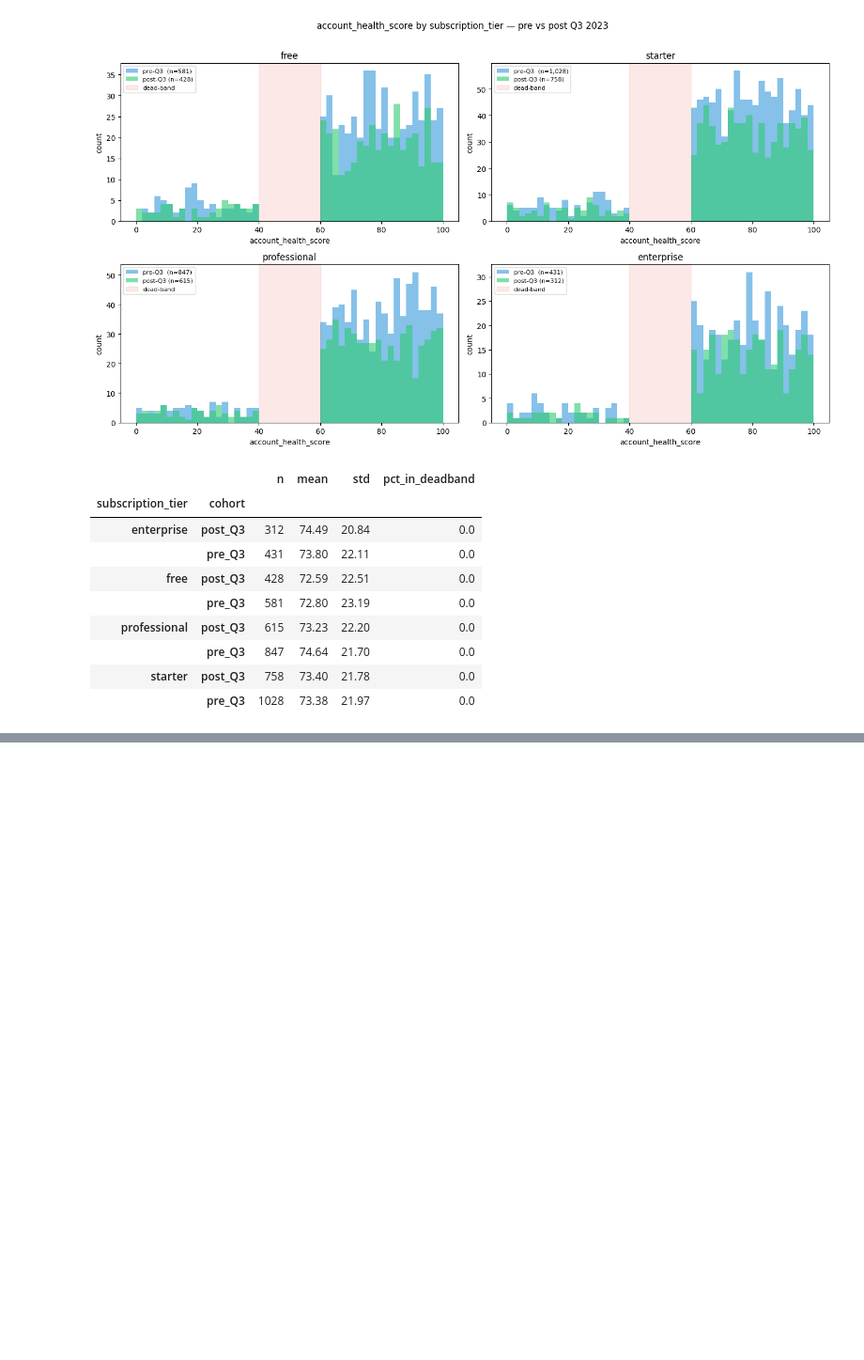
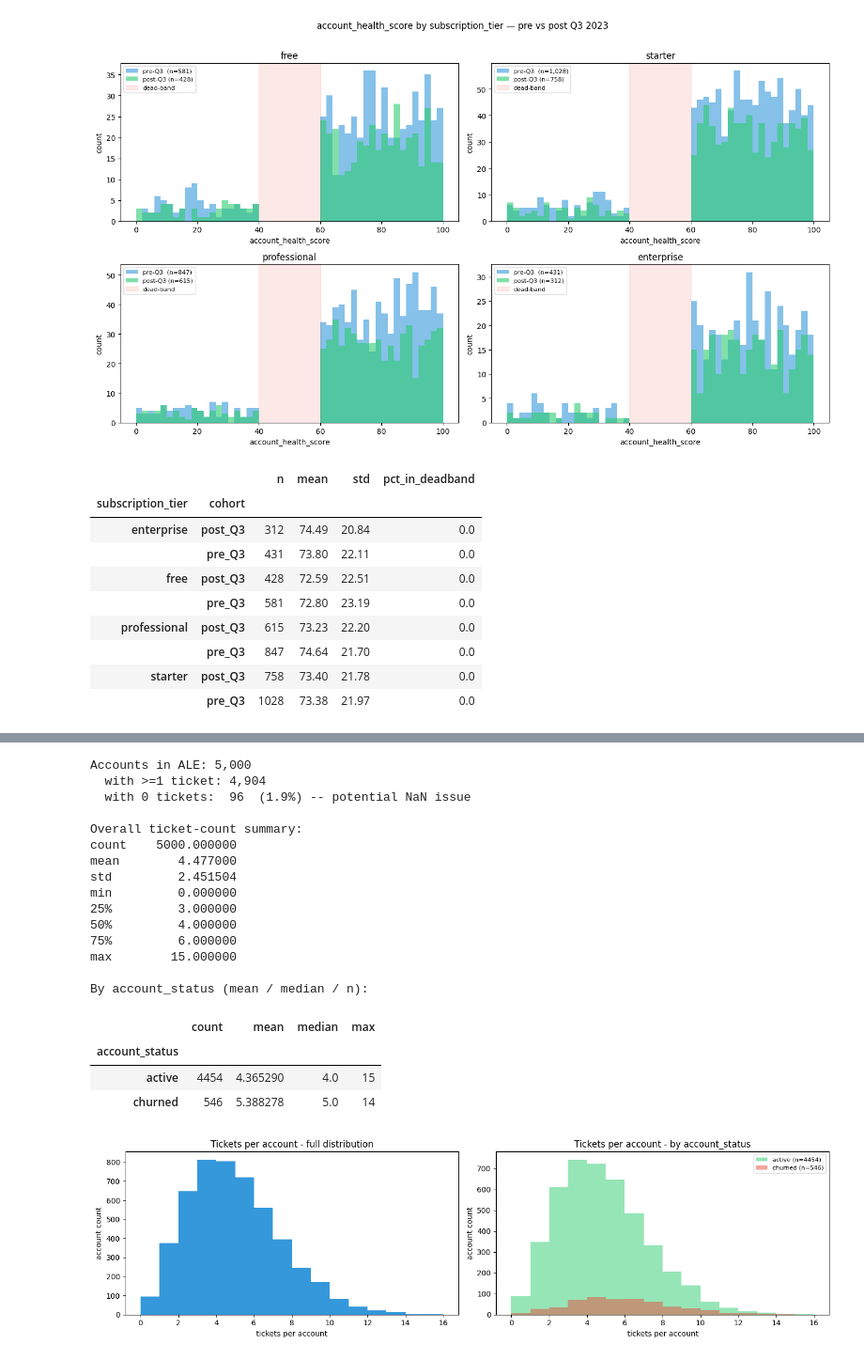
Before and after one commit to vidyut-veedgav/chainguard-analytics, a Jupyter notebook: notebooks/eda.ipynb, the cells around one changed output, grey strips where cells are left out. Shown at 94% size. Cells and saved outputs as stored; diff of their text form; code cells hidden in the pictures; blank space fills up the shorter version.

```diff
--- a/notebooks/eda.ipynb
+++ b/notebooks/eda.ipynb
@@ -682,0 +746,60 @@ One account is linked to many users
+# %%
+# Testing tickets per account to measure concentration is support volume and the effect of churn
+
+tix_per_acct = sih_df.groupby('account_id').size().rename('n_tickets')
+all_accts = ale_df[['account_id', 'account_status']].set_index('account_id')
+tix_full = all_accts.join(tix_per_acct).fillna({'n_tickets': 0})
+tix_full['n_tickets'] = tix_full['n_tickets'].astype(int)
+
+n_zero = (tix_full['n_tickets'] == 0).sum()
+print(f"Accounts in ALE: {len(tix_full):,}")
+print(f"  with >=1 ticket: {(tix_full['n_tickets'] > 0).sum():,}")
+print(f"  with 0 tickets:  {n_zero:,}  ({n_zero/len(tix_full)*100:.1f}%) -- potential NaN issue")
+print(f"\nOverall ticket-count summary:")
+print(tix_full['n_tickets'].describe().to_string())
+
+print(f"\nBy account_status (mean / median / n):")
+by_status = tix_full.groupby('account_status')['n_tickets'].agg(['count', 'mean', 'median', 'max'])
+display(by_status)
+
+fig, axes = plt.subplots(1, 2, figsize=(14, 4))
+
+axes[0].hist(tix_full['n_tickets'], bins=range(0, tix_full['n_tickets'].max() + 2),
+             color='#3498db', edgecolor='none')
+axes[0].set_xlabel('tickets per account')
+axes[0].set_ylabel('account count')
+axes[0].set_title('Tickets per account - full distribution')
+
+status_colors = {'active': '#2ecc71', 'churned': '#e74c3c', 'suspended': '#f39c12', 'grace_period': '#9b59b6'}
+for status, grp in tix_full.groupby('account_status'):
+    axes[1].hist(grp['n_tickets'], bins=range(0, tix_full['n_tickets'].max() + 2),
+                 alpha=0.5, label=f'{status} (n={len(grp)})',
+                 color=status_colors.get(status, '#95a5a6'), edgecolor='none')
+axes[1].set_xlabel('tickets per account')
+axes[1].set_ylabel('account count')
+axes[1].set_title('Tickets per account - by account_status')
+axes[1].legend(fontsize=8)
+
+plt.tight_layout()
+plt.show()
+# %% [output]
+Accounts in ALE: 5,000
+  with >=1 ticket: 4,904
+  with 0 tickets:  96  (1.9%) -- potential NaN issue
+
+Overall ticket-count summary:
+count    5000.000000
+mean        4.477000
+std         2.451504
+min         0.000000
+25%         3.000000
+50%         4.000000
+75%         6.000000
+max        15.000000
+
+By account_status (mean / median / n):
+|  | count | mean | median | max |
+| account_status |  |  |  |  |
+| active | 4454 | 4.365290 | 4.0 | 15 |
+| churned | 546 | 5.388278 | 5.0 | 14 |
+[figure, added]
```
Also changed, not shown: parts of 16 cells of this notebook.
